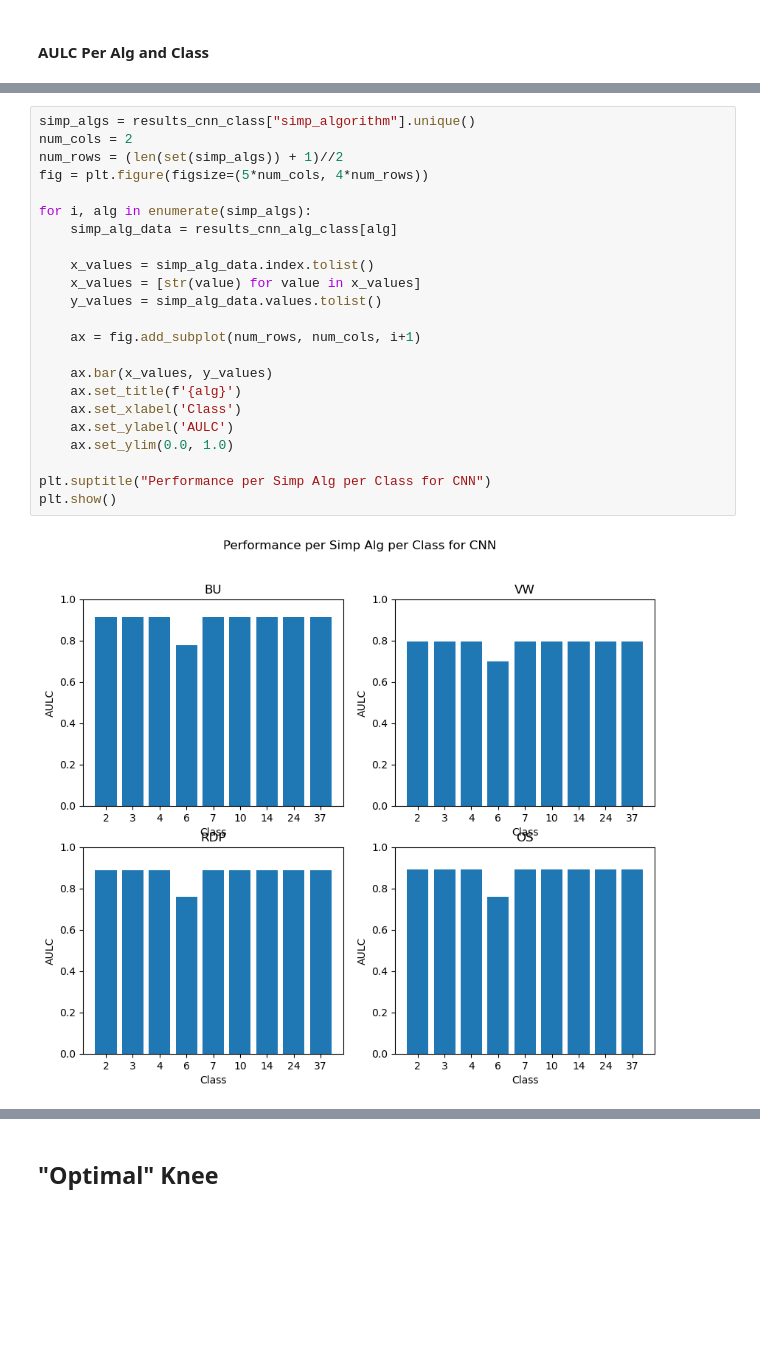
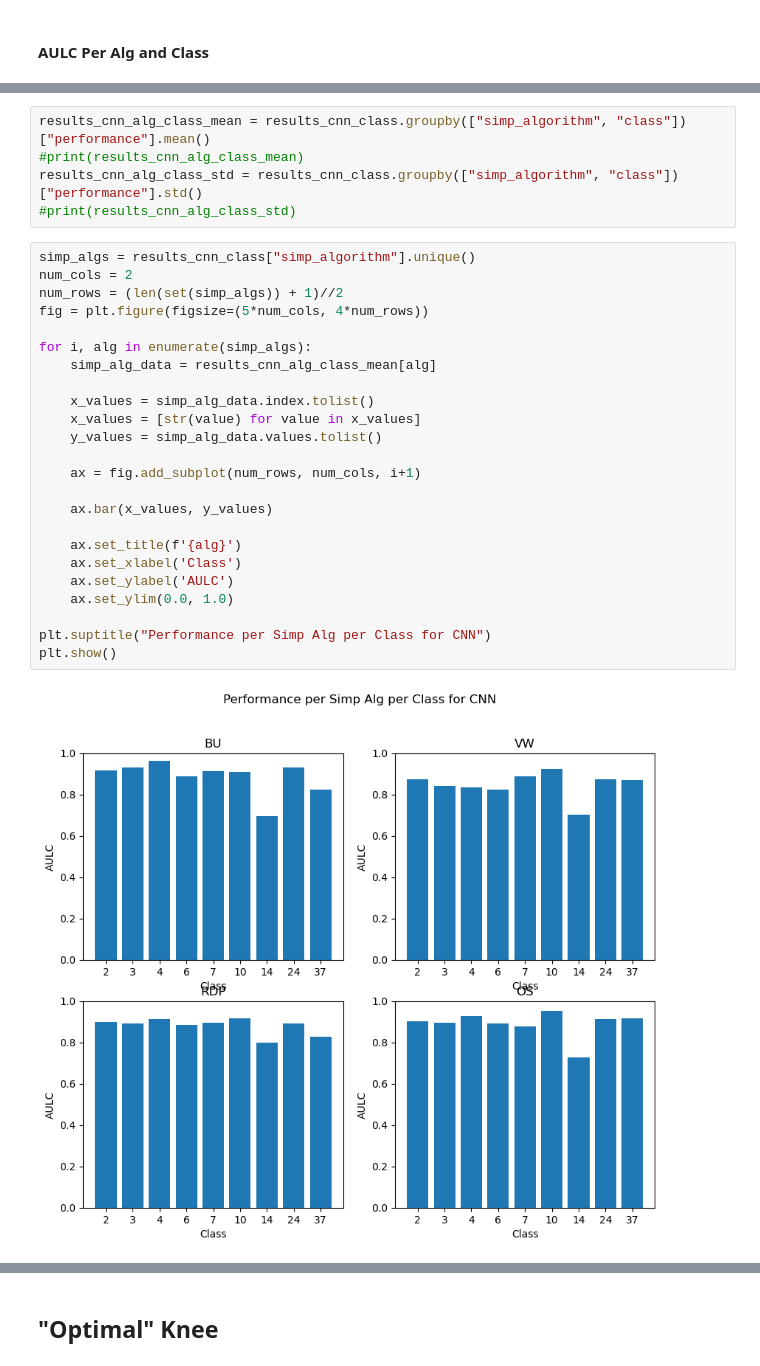
Before and after one commit to femartip/XAI_time_series, a Jupyter notebook: results/global_results.ipynb, the cells around one changed output, grey strips where cells are left out. Cells and saved outputs as stored; diff of their text form; blank space fills up the shorter version.

Commit message:
New figures in results notebook

```diff
--- a/results/global_results.ipynb
+++ b/results/global_results.ipynb
@@ -422,25 +391,31 @@ Name: performance, dtype: float64
+# %%
+results_cnn_alg_class_mean = results_cnn_class.groupby(["simp_algorithm", "class"])["performance"].mean()
+#print(results_cnn_alg_class_mean)
+results_cnn_alg_class_std = results_cnn_class.groupby(["simp_algorithm", "class"])["performance"].std()
+#print(results_cnn_alg_class_std)
 # %%
 simp_algs = results_cnn_class["simp_algorithm"].unique()
 num_cols = 2
 num_rows = (len(set(simp_algs)) + 1)//2
 fig = plt.figure(figsize=(5*num_cols, 4*num_rows))
 
 for i, alg in enumerate(simp_algs):
-    simp_alg_data = results_cnn_alg_class[alg]
+    simp_alg_data = results_cnn_alg_class_mean[alg]
 
     x_values = simp_alg_data.index.tolist()
     x_values = [str(value) for value in x_values]
     y_values = simp_alg_data.values.tolist()
 
     ax = fig.add_subplot(num_rows, num_cols, i+1)
 
     ax.bar(x_values, y_values)
+
     ax.set_title(f'{alg}')
     ax.set_xlabel('Class')
     ax.set_ylabel('AULC')
     ax.set_ylim(0.0, 1.0)
 
 plt.suptitle("Performance per Simp Alg per Class for CNN")
 plt.show()
 # %% [output]
-[figure, old version]
+[figure, new version]
```
Also changed, not shown: parts of 25 cells of this notebook, 1 other file.
